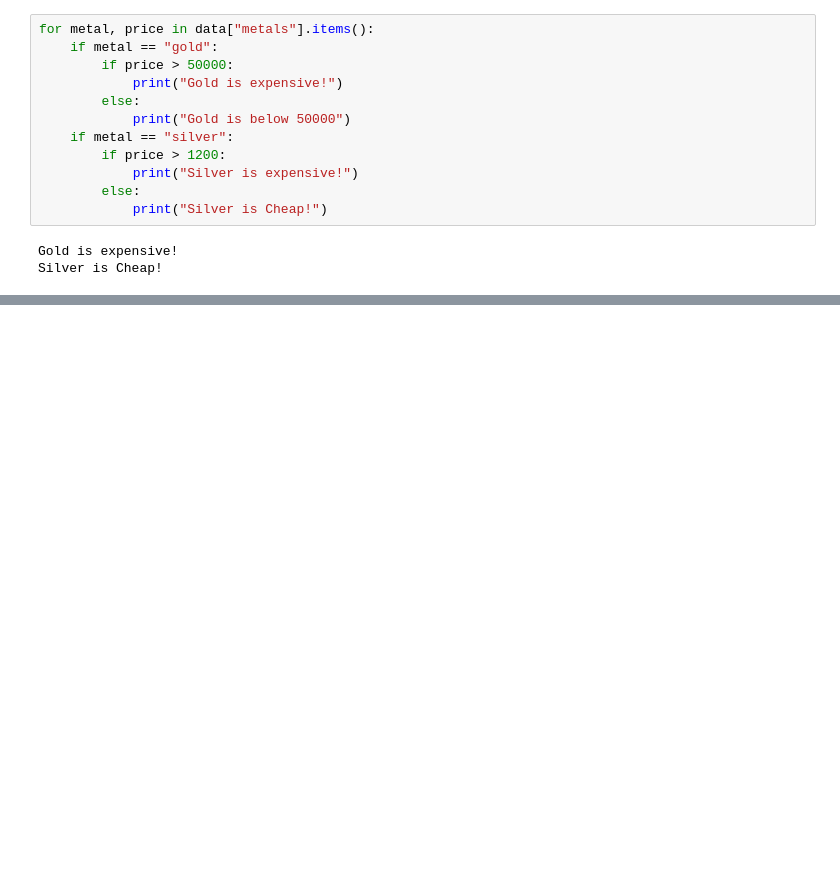
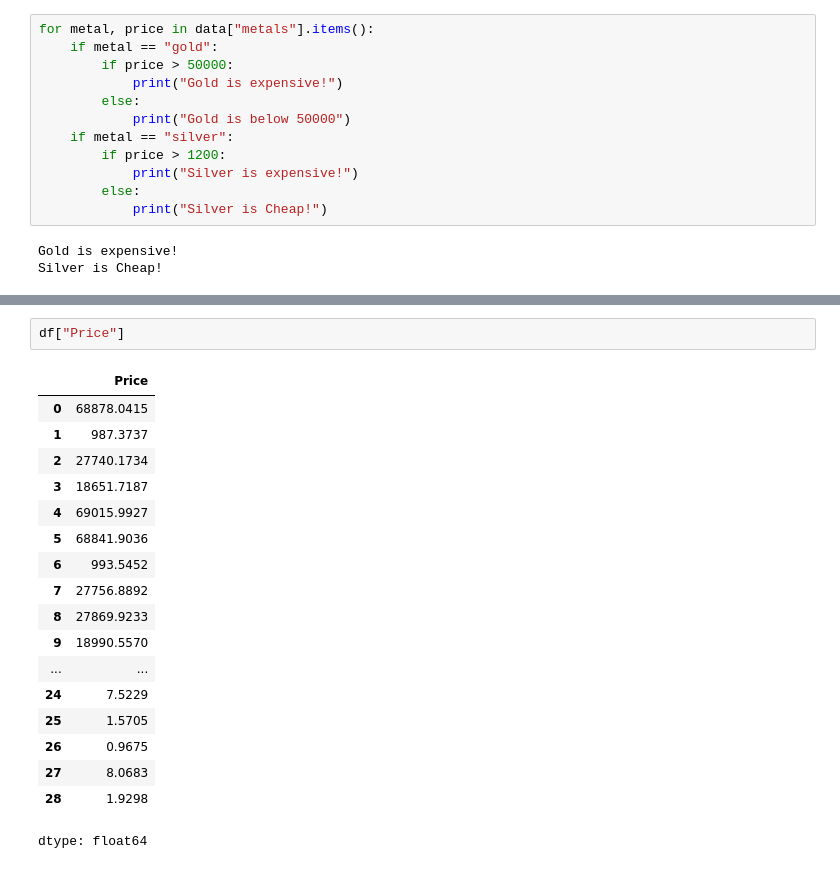
Before and after one commit to Otto-C/Otto-C.github.io, a Jupyter notebook: 01_Bullion_API_Extraction.ipynb, the cells around one changed output, grey strips where cells are left out. Drawn from its saved outputs; the diff is of its cells as text; blank space fills up the shorter version.

```diff
--- a/01_Bullion_API_Extraction.ipynb
+++ b/01_Bullion_API_Extraction.ipynb
@@ -261,0 +307,21 @@ Silver is Cheap!
+# %%
+df["Price"]
+# %% [output]
+|  | Price |
+| 0 | 68878.0415 |
+| 1 | 987.3737 |
+| 2 | 27740.1734 |
+| 3 | 18651.7187 |
+| 4 | 69015.9927 |
+| 5 | 68841.9036 |
+| 6 | 993.5452 |
+| 7 | 27756.8892 |
+| 8 | 27869.9233 |
+| 9 | 18990.5570 |
+| ... | ... |
+| 24 | 7.5229 |
+| 25 | 1.5705 |
+| 26 | 0.9675 |
+| 27 | 8.0683 |
+| 28 | 1.9298 |
+dtype: float64
```
Also changed, not shown: parts of 16 cells of this notebook.
